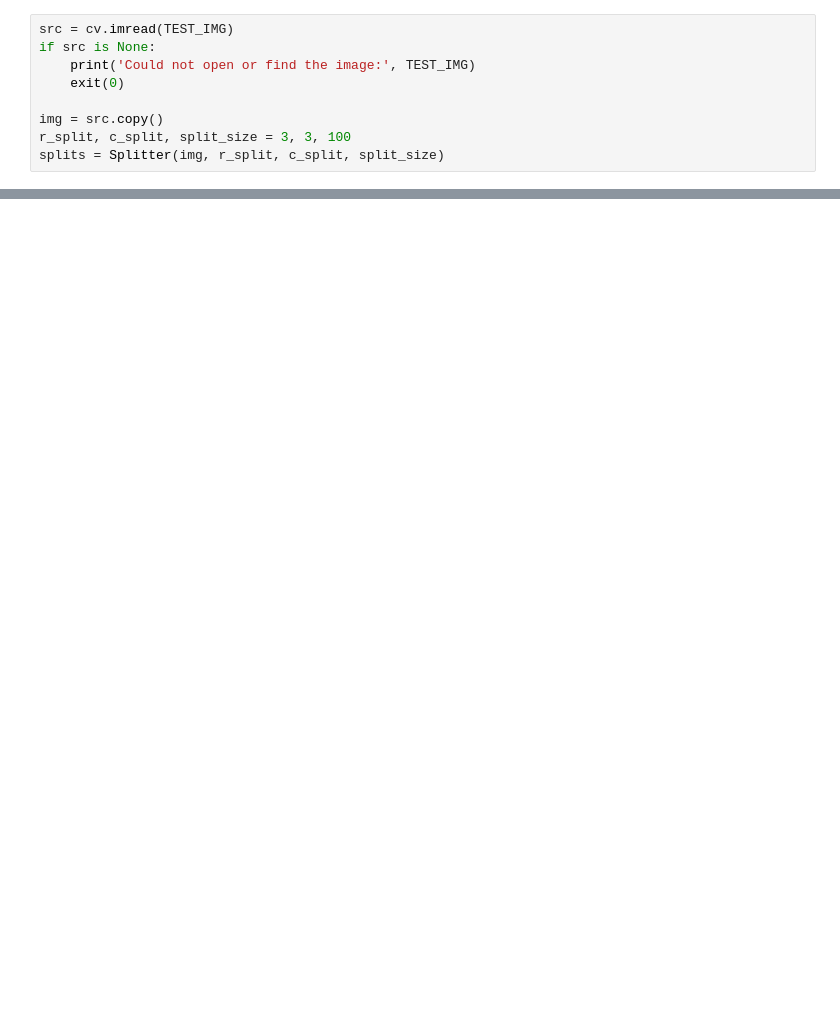
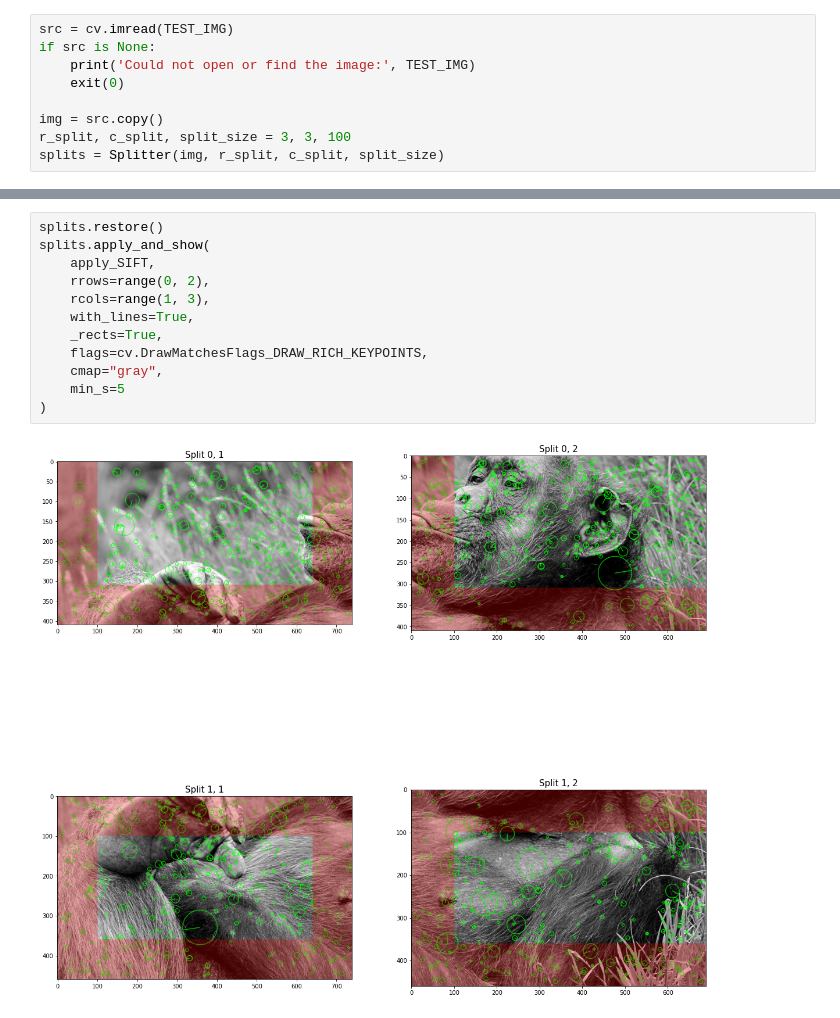
Before and after one commit to WTS012201/CompVis, a Jupyter notebook: ImageStitching/stitching.ipynb, the cells around one changed output, grey strips where cells are left out. Drawn from its saved outputs; the diff is of its cells as text; blank space fills up the shorter version.

```diff
--- a/ImageStitching/stitching.ipynb
+++ b/ImageStitching/stitching.ipynb
@@ -184,0 +194,14 @@ splits.show(
+# %%
+splits.restore()
+splits.apply_and_show(
+    apply_SIFT,
+    rrows=range(0, 2),
+    rcols=range(1, 3),
+    with_lines=True,
+    _rects=True,
+    flags=cv.DrawMatchesFlags_DRAW_RICH_KEYPOINTS,
+    cmap="gray",
+    min_s=5
+)
+# %% [output]
+[figure, added]
```
Also changed, not shown: parts of 3 cells of this notebook, 1 other file.
